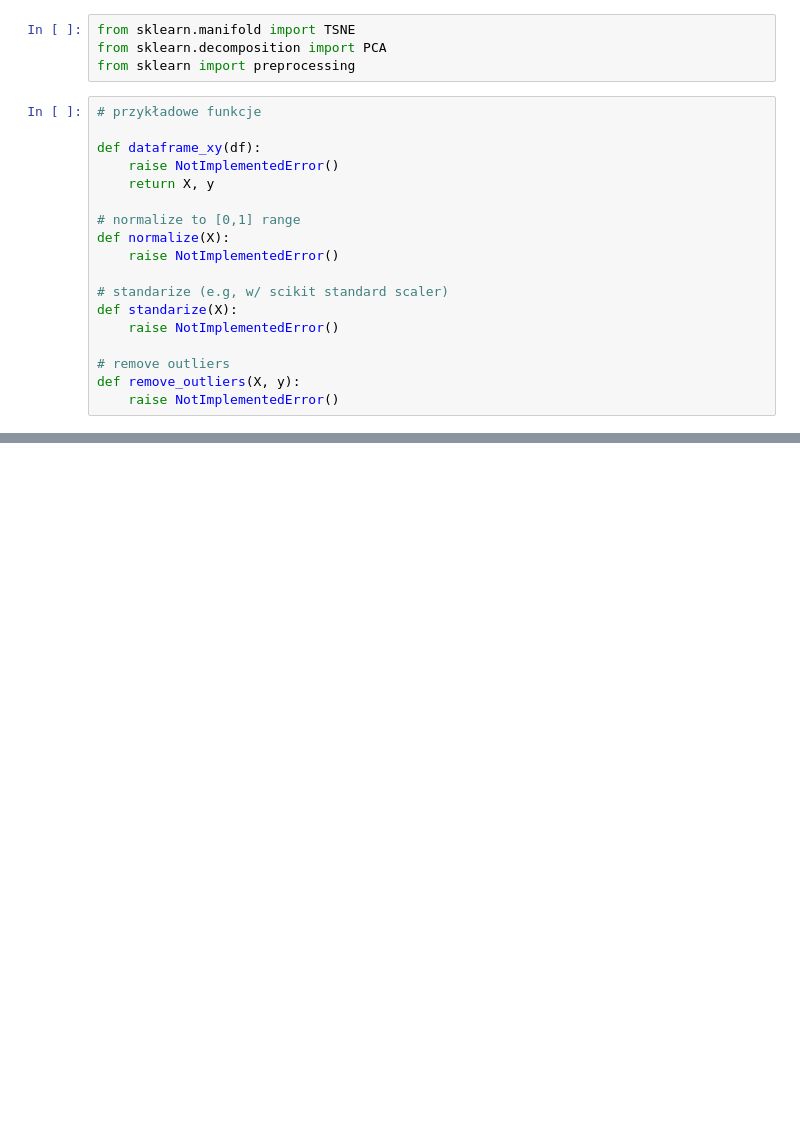
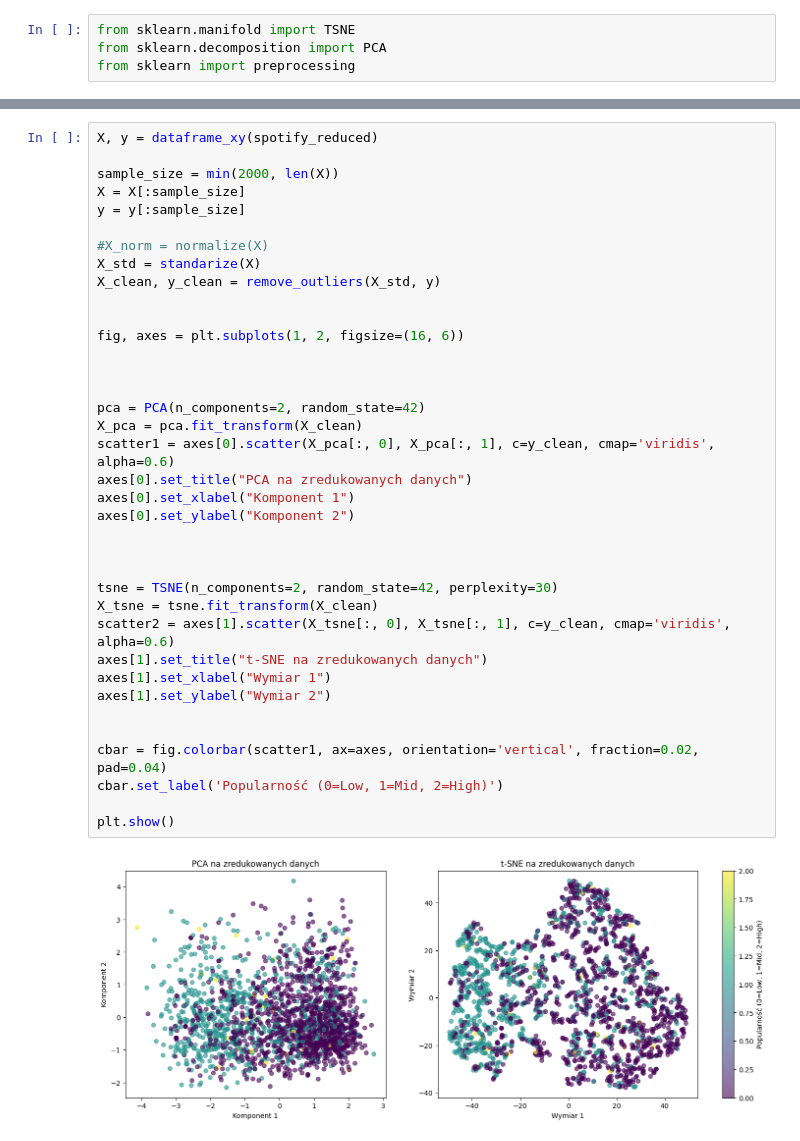
Before and after one commit to Zajecia-na-PWr-LR/lista-2-tomek2005, a Jupyter notebook: UczenieMaszynowe_25_26_Lista2.ipynb, the cells around one changed output, grey strips where cells are left out. Cells and saved outputs as stored; diff of their text form; blank space fills up the shorter version.

```diff
--- a/UczenieMaszynowe_25_26_Lista2.ipynb
+++ b/UczenieMaszynowe_25_26_Lista2.ipynb
@@ -542,21 +600,3 @@ W wizualizacji przetestuj kilka kolumn jako docelowe.
 from sklearn.manifold import TSNE
 from sklearn.decomposition import PCA
 from sklearn import preprocessing
-# %%
-# przykładowe funkcje
-
-def dataframe_xy(df):
-    raise NotImplementedError()
-    return X, y
-
-# normalize to [0,1] range
-def normalize(X):
-    raise NotImplementedError()
-
-# standarize (e.g, w/ scikit standard scaler)
-def standarize(X):
-    raise NotImplementedError()
-
-# remove outliers
-def remove_outliers(X, y):
-    raise NotImplementedError()
@@ -562,0 +636,39 @@ def remove_outliers(X, y):
+# %%
+X, y = dataframe_xy(spotify_reduced)
+
+sample_size = min(2000, len(X))
+X = X[:sample_size]
+y = y[:sample_size]
+
+#X_norm = normalize(X)
+X_std = standarize(X)
+X_clean, y_clean = remove_outliers(X_std, y)
+
+
+fig, axes = plt.subplots(1, 2, figsize=(16, 6))
+
+
+
+pca = PCA(n_components=2, random_state=42)
+X_pca = pca.fit_transform(X_clean)
+scatter1 = axes[0].scatter(X_pca[:, 0], X_pca[:, 1], c=y_clean, cmap='viridis', alpha=0.6)
+axes[0].set_title("PCA na zredukowanych danych")
+axes[0].set_xlabel("Komponent 1")
+axes[0].set_ylabel("Komponent 2")
+
+
+
+tsne = TSNE(n_components=2, random_state=42, perplexity=30)
+X_tsne = tsne.fit_transform(X_clean)
+scatter2 = axes[1].scatter(X_tsne[:, 0], X_tsne[:, 1], c=y_clean, cmap='viridis', alpha=0.6)
+axes[1].set_title("t-SNE na zredukowanych danych")
+axes[1].set_xlabel("Wymiar 1")
+axes[1].set_ylabel("Wymiar 2")
+
+
+cbar = fig.colorbar(scatter1, ax=axes, orientation='vertical', fraction=0.02, pad=0.04)
+cbar.set_label('Popularność (0=Low, 1=Mid, 2=High)')
+
+plt.show()
+# %% [output]
+[figure, added]
```
Also changed, not shown: parts of 7 cells of this notebook.
